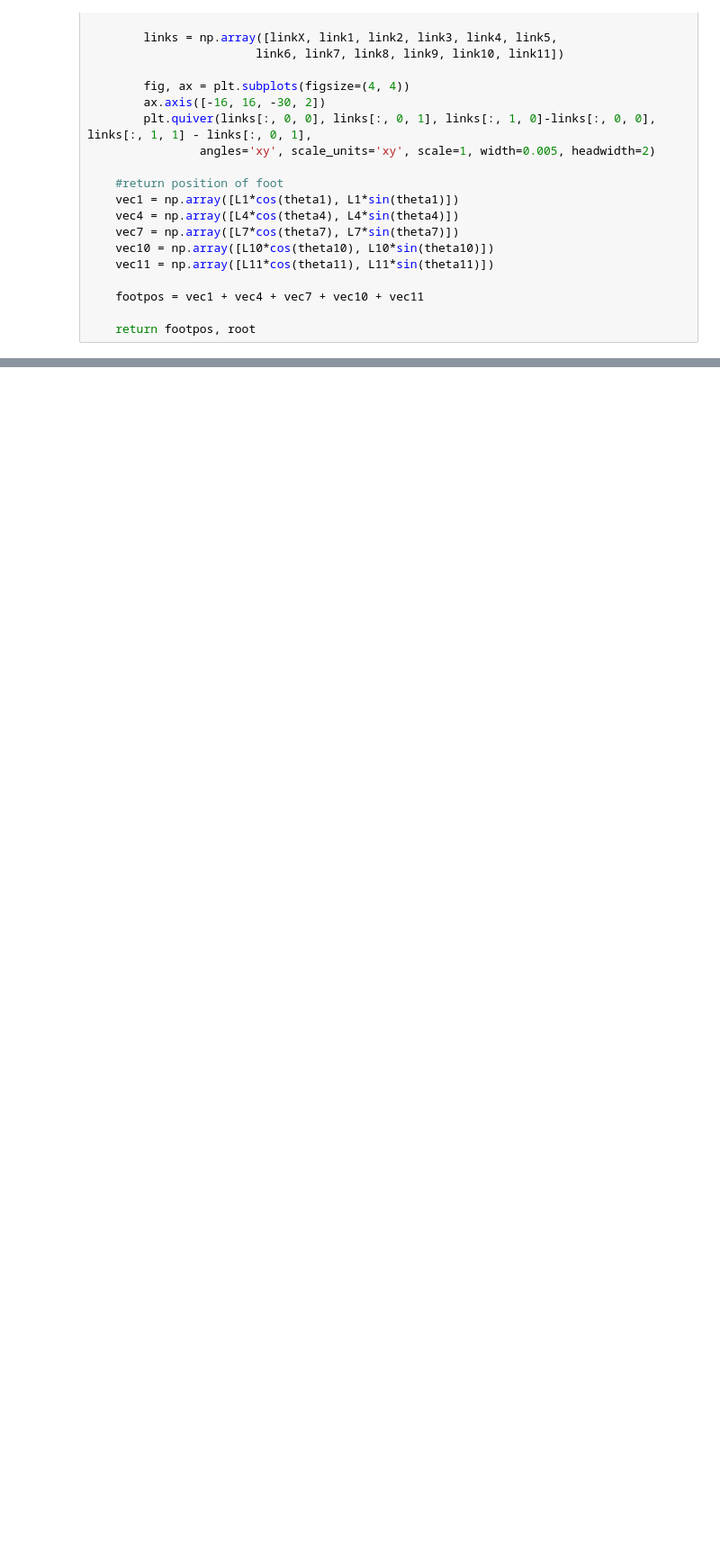
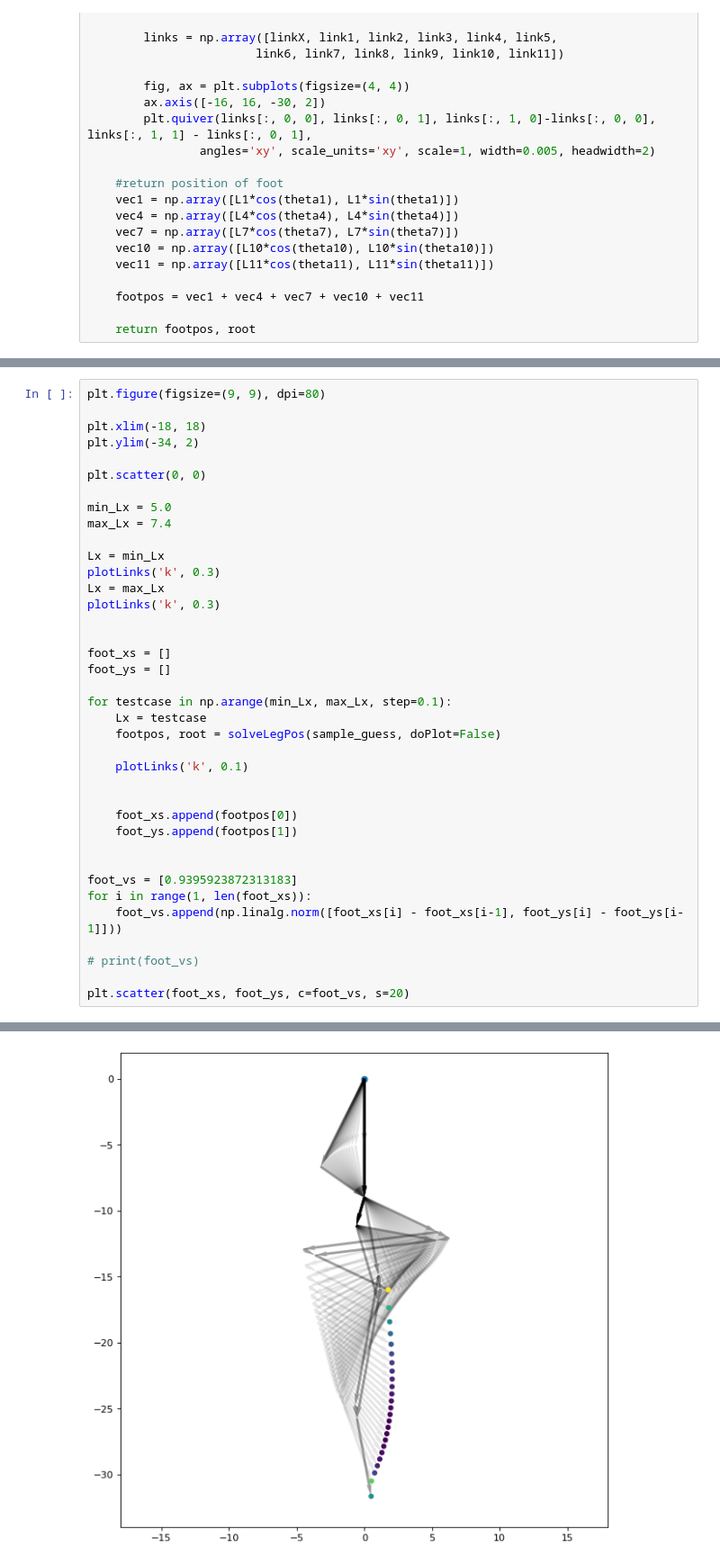
Before and after one commit to qwertpas/saltosim, a Jupyter notebook: notebooks/linkage.ipynb, the cells around one changed output, grey strips where cells are left out. Shown: that part at 90% size. Drawn from its saved outputs; the diff is of its cells as text; blank space fills up the shorter version.

Commit message:
pretty graph overlaid link positions

```diff
--- a/notebooks/linkage.ipynb
+++ b/notebooks/linkage.ipynb
@@ -175,0 +159,39 @@ print(colors)
+# %%
+plt.figure(figsize=(9, 9), dpi=80)
+
+plt.xlim(-18, 18)
+plt.ylim(-34, 2)
+
+plt.scatter(0, 0)
+
+min_Lx = 5.0
+max_Lx = 7.4
+
+Lx = min_Lx
+plotLinks('k', 0.3)
+Lx = max_Lx
+plotLinks('k', 0.3)
+
+
+foot_xs = []
+foot_ys = []
+
+for testcase in np.arange(min_Lx, max_Lx, step=0.1):
+    Lx = testcase
+    footpos, root = solveLegPos(sample_guess, doPlot=False)
+
+    plotLinks('k', 0.1)
+
+
+    foot_xs.append(footpos[0])
+    foot_ys.append(footpos[1])
+
+
+foot_vs = [0.9395923872313183]
+for i in range(1, len(foot_xs)):
+    foot_vs.append(np.linalg.norm([foot_xs[i] - foot_xs[i-1], foot_ys[i] - foot_ys[i-1]]))
+
+# print(foot_vs)
+
+plt.scatter(foot_xs, foot_ys, c=foot_vs, s=20)
+# %% [output]
@@ -175,0 +199 @@ print(colors)
+[figure, added]
```
Also changed, not shown: parts of 3 cells of this notebook, 1 other file.
